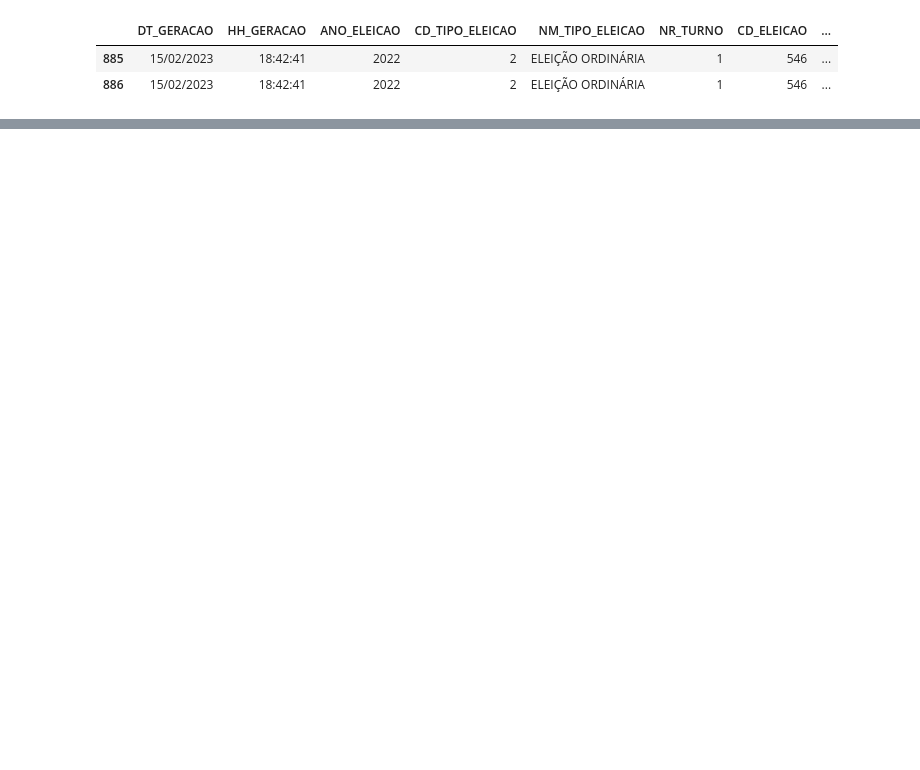
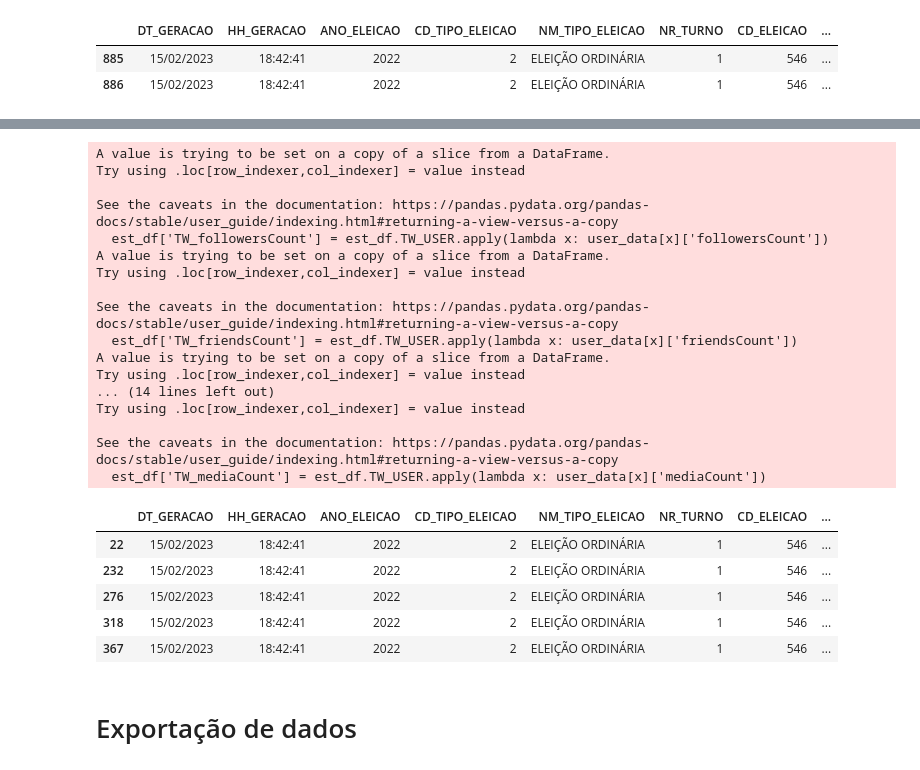
Before and after one commit to thiago-paim/projeto-tera, a Jupyter notebook: candidates.ipynb, the cells around one changed output, grey strips where cells are left out. Saved outputs shown, nothing was run; the diff lists cells and outputs as text; code cells hidden in the pictures; blank space fills up the shorter version.

Commit message:
adicionando crawling de informacoes do twitter dos candidatos

```diff
--- a/candidates.ipynb
+++ b/candidates.ipynb
@@ -1,14 +3,17 @@
 # %%
+from datetime import datetime
 import numpy as np
 import matplotlib.pyplot as plt
 import pandas as pd
 import seaborn as sns
+import snscrape.modules.twitter as sntwitter
+from tqdm import tqdm
 
 # Oculta warnings do notebook
 # import warnings
 # warnings.filterwarnings('ignore')
 
 # Configurações de visualização
-pd.set_option('display.max_columns', 100)
+pd.set_option('display.max_columns', 30)
 pd.options.display.float_format = '{:,.2f}'.format
 # %%
@@ -164,0 +187,26 @@ sns.histplot(
+# %%
+usernames = list(est_df['TW_USER'])
+
+user_data = {}
+for i, username in enumerate(usernames):
+    try:
+        last_tweet = next(sntwitter.TwitterProfileScraper(username).get_items())
+        user_data[username] = {
+            'followersCount': last_tweet.user.followersCount,
+            'friendsCount': last_tweet.user.friendsCount,
+            'statusesCount': last_tweet.user.statusesCount,
+            'favouritesCount': last_tweet.user.favouritesCount,
+            'listedCount': last_tweet.user.listedCount,
+            'mediaCount': last_tweet.user.mediaCount,
+        }
+        print(f'{i}/{len(usernames)} {username}: {user_data[username]}')
+    except Exception as e:
+        print(f'{i}/{len(usernames)} {username}: Erro')
+        user_data[username] = {
+            'followersCount': 0,
+            'friendsCount': 0,
+            'statusesCount': 0,
+            'favouritesCount': 0,
+            'listedCount': 0,
+            'mediaCount': 0,
+        }
@@ -164,0 +231,36 @@ sns.histplot(
+# %%
+# Agora vamos adicionar os dados dos usuários no mesmo dataframe
+est_df['TW_followersCount'] = est_df.TW_USER.apply(lambda x: user_data[x]['followersCount'])
+est_df['TW_friendsCount'] = est_df.TW_USER.apply(lambda x: user_data[x]['friendsCount'])
+est_df['TW_statusesCount'] = est_df.TW_USER.apply(lambda x: user_data[x]['statusesCount'])
+est_df['TW_favouritesCount'] = est_df.TW_USER.apply(lambda x: user_data[x]['favouritesCount'])
+est_df['TW_listedCount'] = est_df.TW_USER.apply(lambda x: user_data[x]['listedCount'])
+est_df['TW_mediaCount'] = est_df.TW_USER.apply(lambda x: user_data[x]['mediaCount'])
+
+est_df.head()
+# %% [output]
+A value is trying to be set on a copy of a slice from a DataFrame.
+Try using .loc[row_indexer,col_indexer] = value instead
+
+See the caveats in the documentation: https://pandas.pydata.org/pandas-docs/stable/user_guide/indexing.html#returning-a-view-versus-a-copy
+  est_df['TW_followersCount'] = est_df.TW_USER.apply(lambda x: user_data[x]['followersCount'])
+A value is trying to be set on a copy of a slice from a DataFrame.
+Try using .loc[row_indexer,col_indexer] = value instead
+
+See the caveats in the documentation: https://pandas.pydata.org/pandas-docs/stable/user_guide/indexing.html#returning-a-view-versus-a-copy
+  est_df['TW_friendsCount'] = est_df.TW_USER.apply(lambda x: user_data[x]['friendsCount'])
+A value is trying to be set on a copy of a slice from a DataFrame.
+Try using .loc[row_indexer,col_indexer] = value instead
+... (14 lines left out)
+Try using .loc[row_indexer,col_indexer] = value instead
+
+See the caveats in the documentation: https://pandas.pydata.org/pandas-docs/stable/user_guide/indexing.html#returning-a-view-versus-a-copy
+  est_df['TW_mediaCount'] = est_df.TW_USER.apply(lambda x: user_data[x]['mediaCount'])
+|  | DT_GERACAO | HH_GERACAO | ANO_ELEICAO | CD_TIPO_ELEICAO | NM_TIPO_ELEICAO | NR_TURNO | CD_ELEICAO | ... |
+| 22 | 15/02/2023 | 18:42:41 | 2022 | 2 | ELEIÇÃO ORDINÁRIA | 1 | 546 | ... |
+| 232 | 15/02/2023 | 18:42:41 | 2022 | 2 | ELEIÇÃO ORDINÁRIA | 1 | 546 | ... |
+| 276 | 15/02/2023 | 18:42:41 | 2022 | 2 | ELEIÇÃO ORDINÁRIA | 1 | 546 | ... |
+| 318 | 15/02/2023 | 18:42:41 | 2022 | 2 | ELEIÇÃO ORDINÁRIA | 1 | 546 | ... |
+| 367 | 15/02/2023 | 18:42:41 | 2022 | 2 | ELEIÇÃO ORDINÁRIA | 1 | 546 | ... |
+# %% [markdown]
+# Exportação de dados
```
Also changed, not shown: parts of 18 cells of this notebook.
